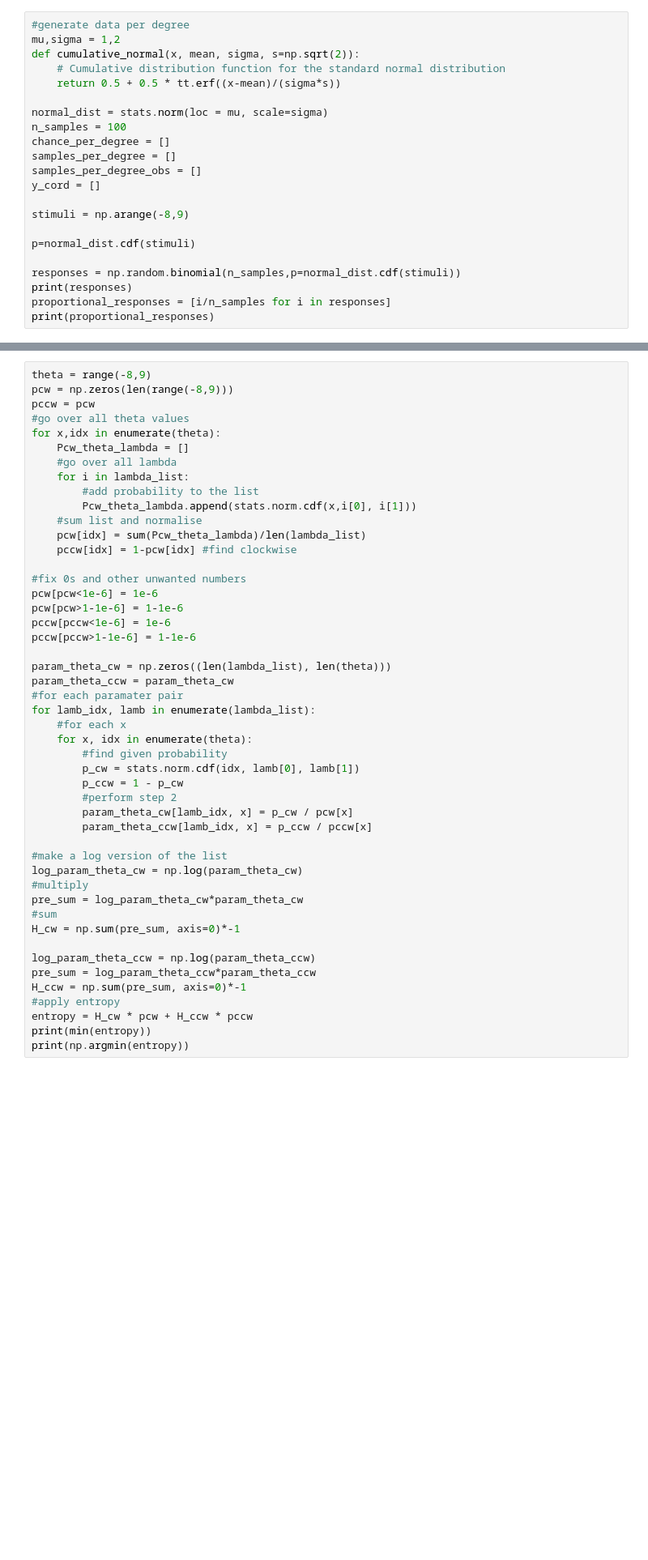
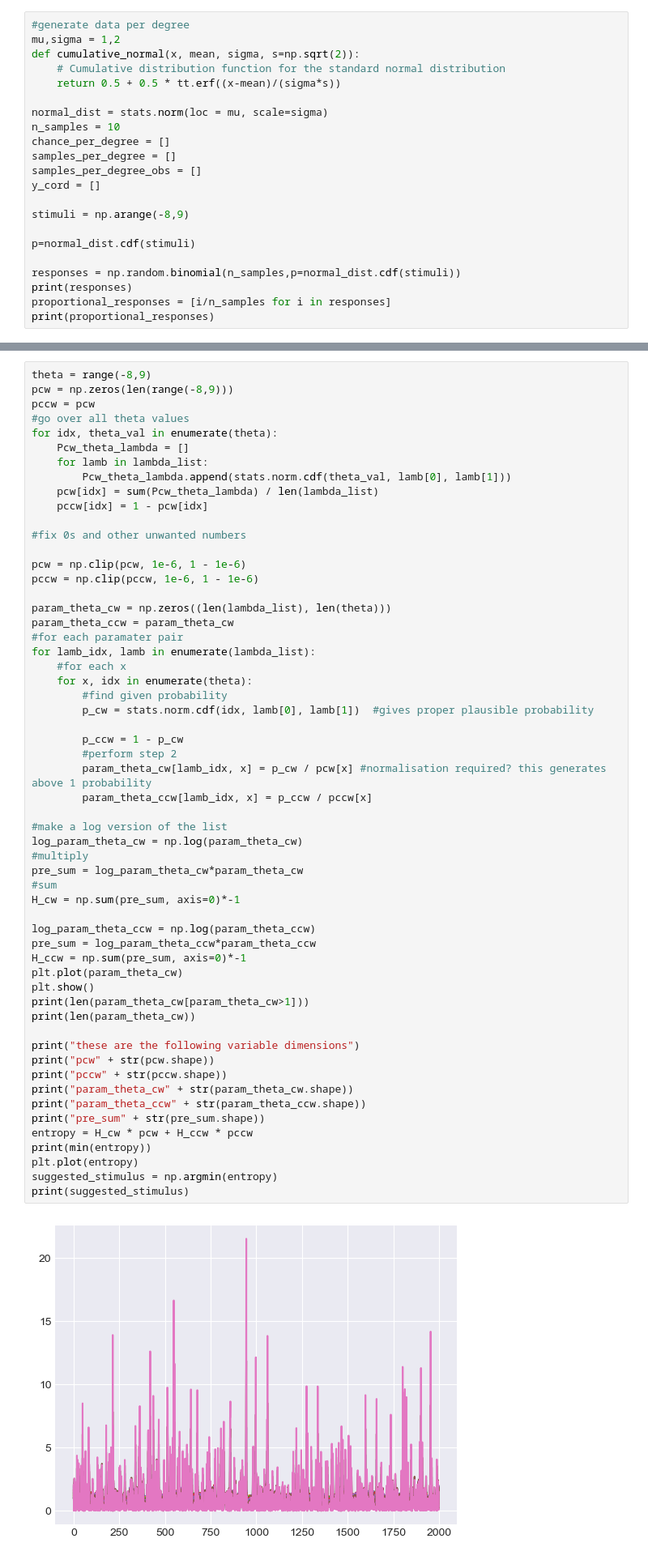
Before and after one commit to LordHerman123/Thesis, a Jupyter notebook: pyMC3_trial.ipynb, the cells around one changed output, grey strips where cells are left out. Shown at 81% size. Cells and saved outputs as stored; diff of their text form; blank space fills up the shorter version.

```diff
--- a/pyMC3_trial.ipynb
+++ b/pyMC3_trial.ipynb
@@ -462,7 +462,7 @@ def cumulative_normal(x, mean, sigma, s=np.sqrt(2)):
     return 0.5 + 0.5 * tt.erf((x-mean)/(sigma*s))
 
 normal_dist = stats.norm(loc = mu, scale=sigma)
-n_samples = 100
+n_samples = 10
 chance_per_degree = []
 samples_per_degree = []
 samples_per_degree_obs = []
@@ -590,47 +595,57 @@ theta = range(-8,9)
 pcw = np.zeros(len(range(-8,9)))
 pccw = pcw
 #go over all theta values
-for x,idx in enumerate(theta):
+for idx, theta_val in enumerate(theta):
     Pcw_theta_lambda = []
-    #go over all lambda
-    for i in lambda_list:
-        #add probability to the list
-        Pcw_theta_lambda.append(stats.norm.cdf(x,i[0], i[1]))
-    #sum list and normalise
-    pcw[idx] = sum(Pcw_theta_lambda)/len(lambda_list)
-    pccw[idx] = 1-pcw[idx] #find clockwise
+    for lamb in lambda_list:
+        Pcw_theta_lambda.append(stats.norm.cdf(theta_val, lamb[0], lamb[1]))
+    pcw[idx] = sum(Pcw_theta_lambda) / len(lambda_list)
+    pccw[idx] = 1 - pcw[idx]
 
 #fix 0s and other unwanted numbers
-pcw[pcw<1e-6] = 1e-6
-pcw[pcw>1-1e-6] = 1-1e-6
-pccw[pccw<1e-6] = 1e-6
-pccw[pccw>1-1e-6] = 1-1e-6
+
+pcw = np.clip(pcw, 1e-6, 1 - 1e-6)
+pccw = np.clip(pccw, 1e-6, 1 - 1e-6)
 
 param_theta_cw = np.zeros((len(lambda_list), len(theta)))
 param_theta_ccw = param_theta_cw
 #for each paramater pair
 for lamb_idx, lamb in enumerate(lambda_list):
     #for each x
     for x, idx in enumerate(theta):
         #find given probability
-        p_cw = stats.norm.cdf(idx, lamb[0], lamb[1])
+        p_cw = stats.norm.cdf(idx, lamb[0], lamb[1])  #gives proper plausible probability
+
         p_ccw = 1 - p_cw
         #perform step 2
-        param_theta_cw[lamb_idx, x] = p_cw / pcw[x]
+        param_theta_cw[lamb_idx, x] = p_cw / pcw[x] #normalisation required? this generates above 1 probability
         param_theta_ccw[lamb_idx, x] = p_ccw / pccw[x]
 
 #make a log version of the list
 log_param_theta_cw = np.log(param_theta_cw)
 #multiply
 pre_sum = log_param_theta_cw*param_theta_cw
 #sum
 H_cw = np.sum(pre_sum, axis=0)*-1
 
 log_param_theta_ccw = np.log(param_theta_ccw)
 pre_sum = log_param_theta_ccw*param_theta_ccw
 H_ccw = np.sum(pre_sum, axis=0)*-1
-#apply entropy
+plt.plot(param_theta_cw)
+plt.show()
+print(len(param_theta_cw[param_theta_cw>1]))
+print(len(param_theta_cw))
+
+print("these are the following variable dimensions")
+print("pcw" + str(pcw.shape))
+print("pccw" + str(pccw.shape))
+print("param_theta_cw" + str(param_theta_cw.shape))
+print("param_theta_ccw" + str(param_theta_ccw.shape))
+print("pre_sum" + str(pre_sum.shape))
 entropy = H_cw * pcw + H_ccw * pccw
 print(min(entropy))
-print(np.argmin(entropy))
+plt.plot(entropy)
+suggested_stimulus = np.argmin(entropy)
+print(suggested_stimulus)
 # %% [output]
+[figure, new version]
```
Also changed, not shown: parts of 5 cells of this notebook, 1 other file.
